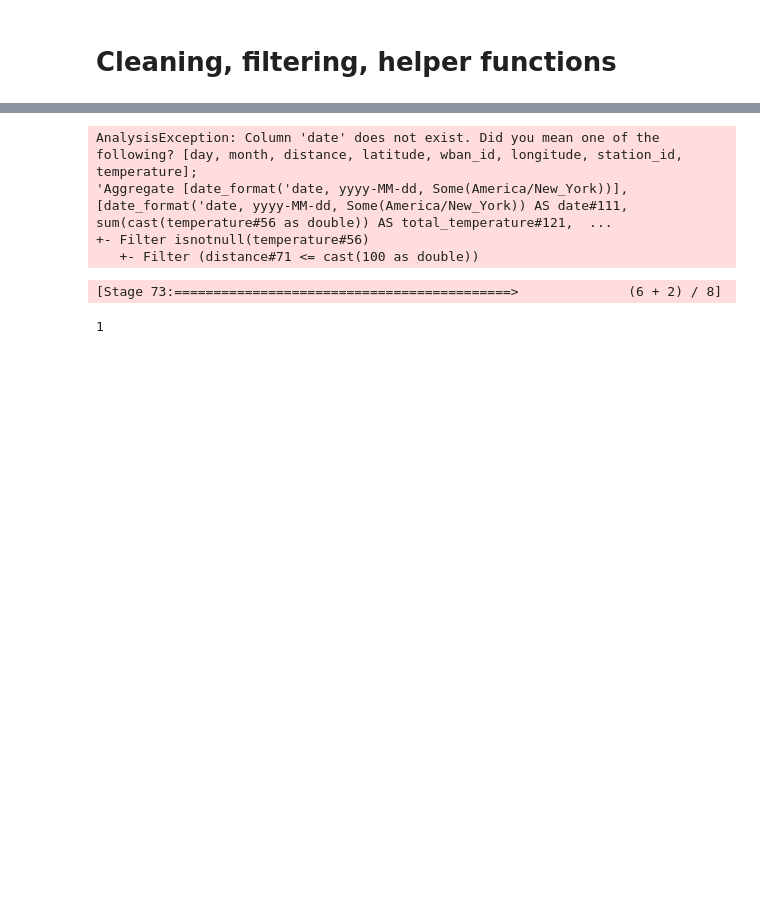
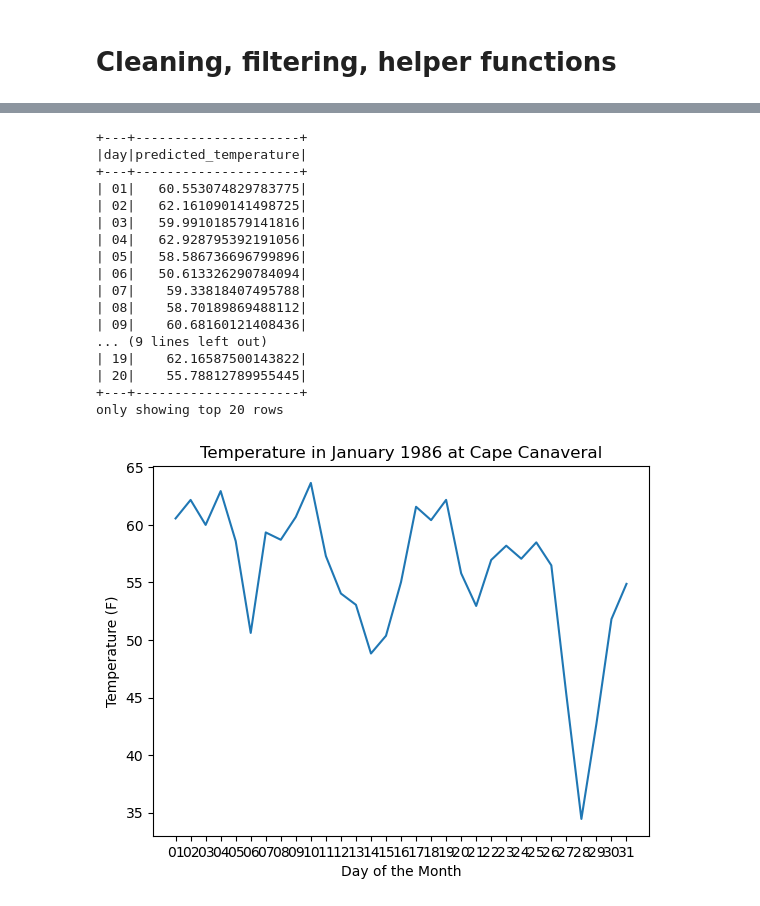
Before and after one commit to narayansharma-21/Challenger-Acident-Spark, a Jupyter notebook: src/script.ipynb, the cells around one changed output, grey strips where cells are left out. Saved outputs shown, nothing was run; the diff lists cells and outputs as text; code cells hidden in the pictures; blank space fills up the shorter version.

```diff
--- a/src/script.ipynb
+++ b/src/script.ipynb
@@ -34,17 +34,34 @@ def idw(distances, temperatures):
 stations = spark.read.csv("../data/stations.csv", header=True, inferSchema=True)
 temperatures = spark.read.csv("../data/1986.csv", header=False, inferSchema=True) \
                      .toDF("station_id", "wban_id", "month", "day", "temperature")
+temperatures.createOrReplaceTempView('_temperatures')
 
-# Filter and clean up the data
+# Filter and clean up station data
 stations = stations.filter((stations["latitude"].isNotNull()) & (stations["longitude"].isNotNull()))
-temperatures = temperatures.filter((temperatures["temperature"].isNotNull()) & (temperatures["month"] == 1) & (temperatures["day"] == 28))
 
-# Join stations and temperatures data
-joined = temperatures.join(stations, ["station_id", "wban_id"])
+# define Cape Canaveral latitude and longitude
+lat_cc = lit(28.3922)
+lon_cc = lit(-80.6077)
+
+# Apply our udf to calculate distance
+stations = stations.withColumn("distance", haversine(lat_cc, lon_cc, stations["latitude"], stations["longitude"]).cast(DoubleType()))
+
+# Filter and display stations within 100 km of Cape Canaveral
+joined = stations.filter(stations["distance"] <= 100)
+joined.show(20)
+
+# Full January data
+temperatures_jan = temperatures.filter((temperatures["temperature"].isNotNull()) & (temperatures["month"] == 1))
+jan_data = temperatures_jan.join(stations, ['station_id', 'wban_id'])
+jan_data = jan_data.filter(stations["distance"] <= 100)
+
+# Filter temperatures to only show on January 28th
+temperatures_jan28 = temperatures.filter((temperatures["temperature"].isNotNull()) & (temperatures["month"] == 1) & (temperatures["day"] == 28))
+
+# Join stations and temperatures data for the 28th
+joined = temperatures_jan28.join(stations, ["station_id", "wban_id"])
 
 # Compute distances from each station to Cape Canaveral (28.3922° N, 80.6077° W)
-lat_cc = lit(28.3922)
-lon_cc = lit(-80.6077)
 joined = joined.withColumn("distance", haversine(lat_cc, lon_cc, joined["latitude"], joined["longitude"]).cast(DoubleType()))
 
 # Filter for stations within 100 km of Cape Canaveral
@@ -59,29 +94,40 @@ print("The estimated temperature at Cape Canaveral on January 28, 1986, using in
 # %%
 # Aggregate temperature data by date
 
-daily_temps = joined.filter(joined["temperature"].isNotNull()) \
-                   .groupBy(date_format("date", "yyyy-MM-dd").alias("date")) \
-                   .agg(sql_sum(col("temperature")).alias("total_temperature"), sql_sum(col("distance")).alias("total_distance")) \
-                   .withColumn("average_temperature", col("total_temperature") / col("total_distance")) \
-                   .orderBy("date")
 
 # Extract the temperatures and days from the daily_temps DataFrame
-temps = daily_temps.select("average_temperature").collect()
-days = daily_temps.select(date_format("day", "d").alias("day")).collect()
+
+# plot_vals = temperatures_jan.select("day", "temperature")
+grouped_df = jan_data.groupBy("day").agg(idw(col("distance"), col("temperature")).alias("predicted_temperature")).orderBy('day')
+grouped_df.show(20)
+
+# Convert Spark DataFrame to RDD and collect data
+rdd = grouped_df.rdd
+days = rdd.map(lambda x: x["day"]).collect()
+temps = rdd.map(lambda x: x["predicted_temperature"]).collect()
 
 # Plot the temperatures for each day in January 1986
 plt.plot(days, temps)
 plt.title("Temperature in January 1986 at Cape Canaveral")
 plt.xlabel("Day of the Month")
 plt.ylabel("Temperature (F)")
 plt.show()
 # %% [output]
-AnalysisException: Column 'date' does not exist. Did you mean one of the following? [day, month, distance, latitude, wban_id, longitude, station_id, temperature];
-'Aggregate [date_format('date, yyyy-MM-dd, Some(America/New_York))], [date_format('date, yyyy-MM-dd, Some(America/New_York)) AS date#111, sum(cast(temperature#56 as double)) AS total_temperature#121,  ...
-+- Filter isnotnull(temperature#56)
-   +- Filter (distance#71 <= cast(100 as double))
++---+---------------------+
+|day|predicted_temperature|
++---+---------------------+
+| 01|   60.553074829783775|
+| 02|   62.161090141498725|
+| 03|   59.991018579141816|
+| 04|   62.928795392191056|
+| 05|   58.586736696799896|
+| 06|   50.613326290784094|
+| 07|    59.33818407495788|
+| 08|    58.70189869488112|
+| 09|    60.68160121408436|
+... (9 lines left out)
+| 19|    62.16587500143822|
+| 20|    55.78812789955445|
++---+---------------------+
+only showing top 20 rows
+[figure, added]
-# %%
-print(daily_temps.count())
-# %% [output]
-[Stage 73:===========================================>              (6 + 2) / 8]
-1
```
Also changed, not shown: parts of 1 cell of this notebook.
